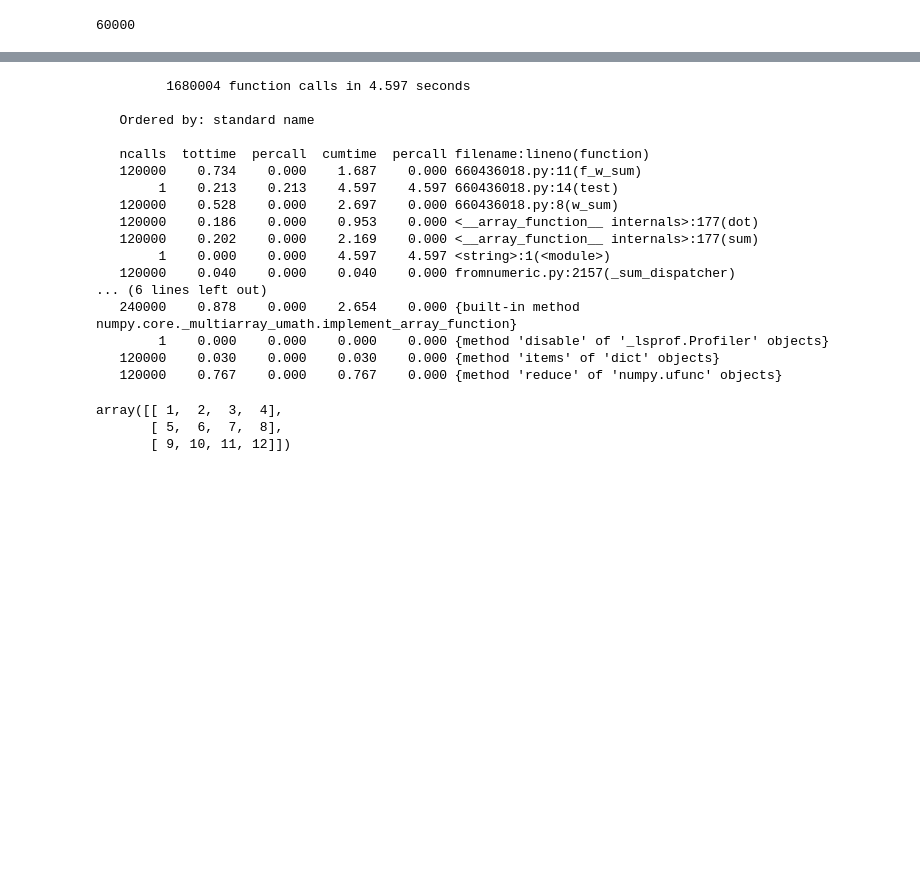
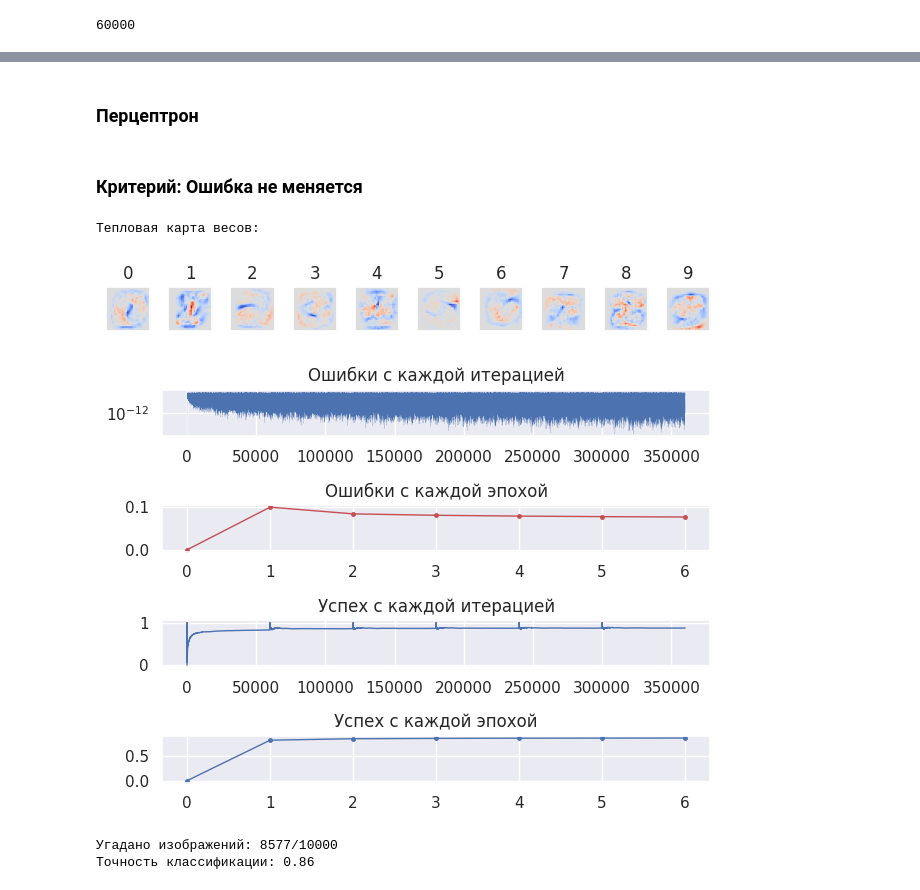
Before and after one commit to d1agnozzz/nn_lab_2, a Jupyter notebook: main.ipynb, the cells around one changed output, grey strips where cells are left out. Cells and saved outputs as stored; diff of their text form; code cells hidden in the pictures; blank space fills up the shorter version.

Commit message:
all criteria, old slow train removed

```diff
--- a/main.ipynb
+++ b/main.ipynb
@@ -1,3 +1,5 @@
 # %%
 from keras.datasets import mnist
+import numpy as np
 (train_images, train_labels), (test_images, test_labels) = mnist.load_data()
+train_images = np.array([train_image.flatten() for train_image in train_images])
@@ -68,24 +62,25 @@ class Neuron:
         self.init_weights(size)
 
     def init_weights(self, size: tuple[int, int], min: float = -0.03, max: float = 0.03):
-        self._weights = np.random.uniform(min, max, size)
+        self._weights = np.random.uniform(min, max, size).flatten()
         self._bias = np.random.uniform(min, max)
 
     def correct_weights(self, inputs: np.ndarray, correction: float):
-        self._weights += (inputs * correction)
+        self._weights += inputs * correction
         self._bias += correction
 
     def get_weights(self):
         return self._weights
 
-    def compute(self, inputs: np.ndarray) -> tuple[float | np.floating, float]:
+    def compute(self, inputs: np.ndarray) -> float:
         weighted_sum = self._weighted_sum(inputs)
         output = self._activation(weighted_sum)
 
-        return weighted_sum, output
+        return output
 
-    def _activation(self, w_sum: np.floating) -> float:
+    def _activation(self, w_sum: float) -> float:
         return sigmoid(w_sum)
 
-    def _weighted_sum(self, inputs: np.ndarray) -> np.floating:
-        return (np.sum(inputs * self._weights) + self._bias)
+
+    def _weighted_sum(self, inputs: np.ndarray) -> float:
+        return np.dot(inputs, self._weights) + self._bias
@@ -247,2 +168,0 @@ class PerceptronGradDescent:
-# %%
-epochs = PerceptronGradDescent()
@@ -274,45 +169,2 @@ cProfile.run('epochs.train_epochs(learning_rate=0.1, epochs=1, images=train_imag
-# %%
-inputs = np.random.uniform(0, 1, (28, 28))
-weights = np.random.uniform(-0.03, 0.03, (28,28))
-bias = np.random.uniform(-0.003, 0.003)
-
-f_inputs = inputs.flatten()
-f_weights = weights.flatten()
-
-def w_sum():
-    return np.sum(weights * inputs) + bias
-
-def f_w_sum():
-    return np.dot(weights, inputs) + bias
-
-def test():
-    for _ in range(120_000):
-        w_sum()
-        f_w_sum()
-
-cProfile.run('test()')
-# %% [output]
-         1680004 function calls in 4.597 seconds
-
-   Ordered by: standard name
-
-   ncalls  tottime  percall  cumtime  percall filename:lineno(function)
-   120000    0.734    0.000    1.687    0.000 660436018.py:11(f_w_sum)
-        1    0.213    0.213    4.597    4.597 660436018.py:14(test)
-   120000    0.528    0.000    2.697    0.000 660436018.py:8(w_sum)
-   120000    0.186    0.000    0.953    0.000 <__array_function__ internals>:177(dot)
-   120000    0.202    0.000    2.169    0.000 <__array_function__ internals>:177(sum)
-        1    0.000    0.000    4.597    4.597 <string>:1(<module>)
-   120000    0.040    0.000    0.040    0.000 fromnumeric.py:2157(_sum_dispatcher)
-... (6 lines left out)
-   240000    0.878    0.000    2.654    0.000 {built-in method numpy.core._multiarray_umath.implement_array_function}
-        1    0.000    0.000    0.000    0.000 {method 'disable' of '_lsprof.Profiler' objects}
-   120000    0.030    0.000    0.030    0.000 {method 'items' of 'dict' objects}
-   120000    0.767    0.000    0.767    0.000 {method 'reduce' of 'numpy.ufunc' objects}
-# %%
-a = np.array([[1, 2, 3], [4, 5, 6], [7, 8, 9], [10, 11, 12]])
-a.flatten().reshape(3, -1)
-# %% [output]
-array([[ 1,  2,  3,  4],
-       [ 5,  6,  7,  8],
-       [ 9, 10, 11, 12]])
+# %% [markdown]
+### Перцептрон
@@ -318,0 +422,13 @@ array([[ 1,  2,  3,  4],
+# %% [markdown]
+### Критерий: Ошибка не меняется
+# %%
+loss_current = PerceptronGradDesсend()
+
+loss_current.train_loss_converge(0.1, 0.001, 1, train_images/255, train_labels)
+loss_current.test(test_images/255, test_labels)
+# %% [output]
+Тепловая карта весов:
+[figure, added]
+[figure, added]
+Угадано изображений: 8577/10000
+Точность классификации: 0.86
```
Also changed, not shown: parts of 28 cells of this notebook.
